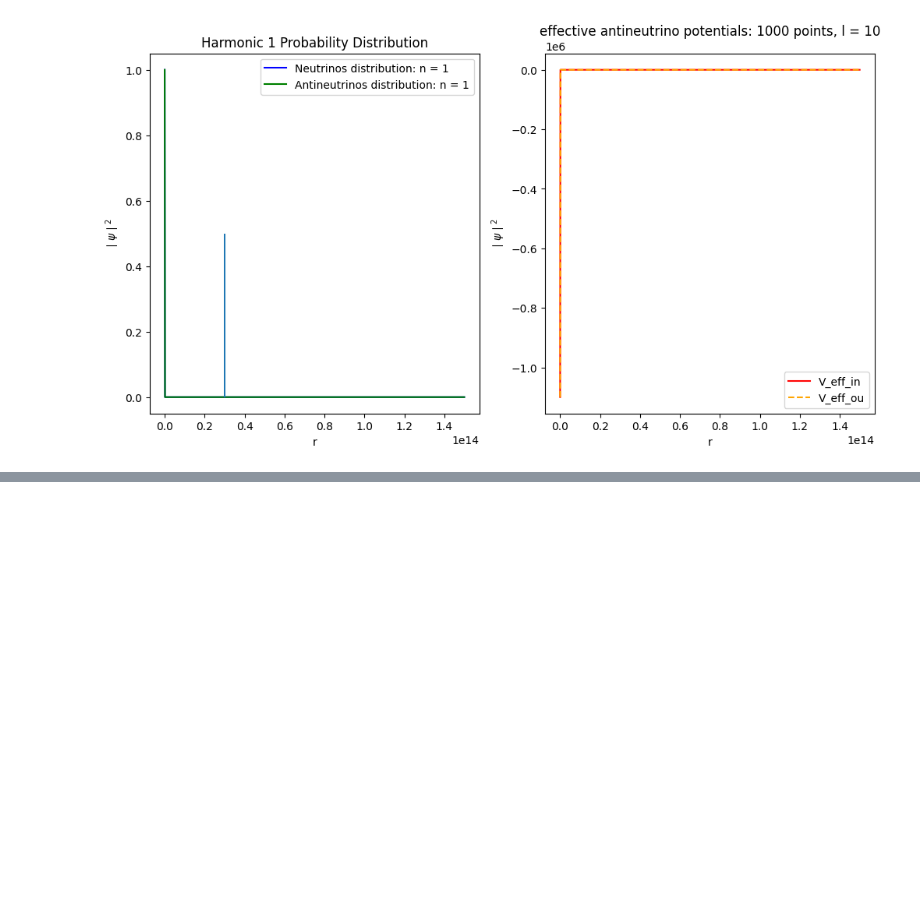
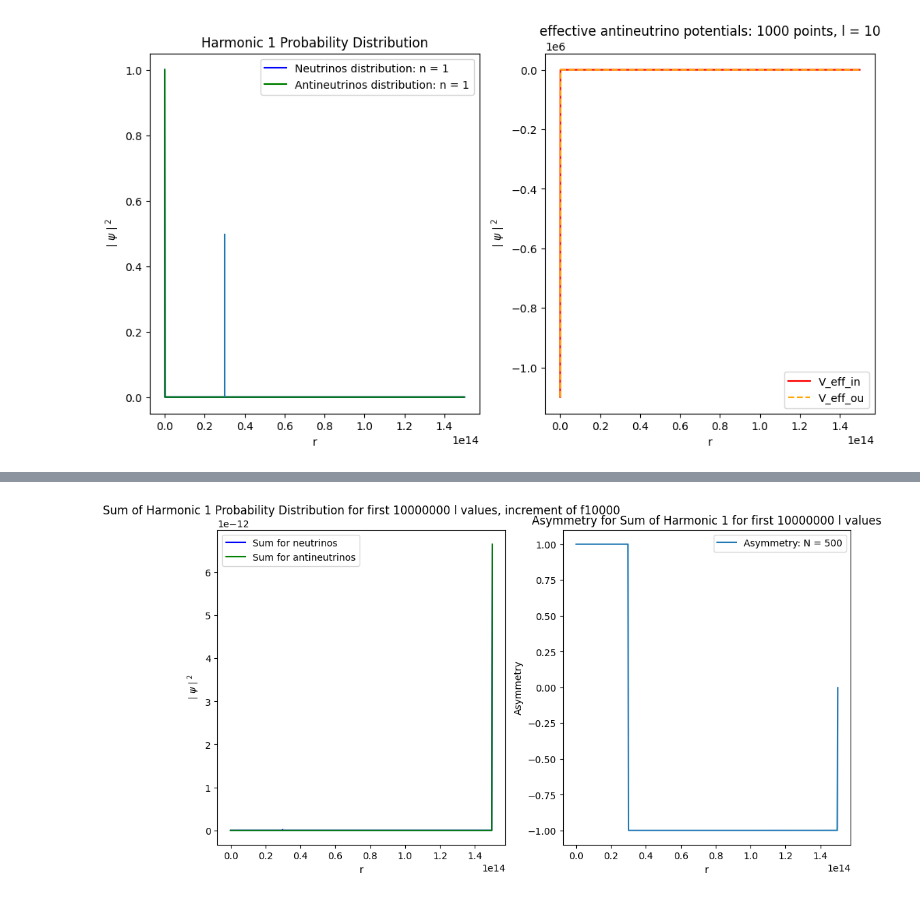
Before and after one commit to Nathan-Gershengorn/CnuB-optics, a Jupyter notebook: 1D_stuff/1D_Saarik_graph.ipynb, the cells around one changed output, grey strips where cells are left out. Cells and saved outputs as stored; diff of their text form; code cells hidden in the pictures; blank space fills up the shorter version.

```diff
--- a/1D_stuff/1D_Saarik_graph.ipynb
+++ b/1D_stuff/1D_Saarik_graph.ipynb
@@ -448,0 +477,74 @@ ValueError: x and y must have same first dimension, but have shapes (4000,) and
+# %%
+def harmonic_sum(n, N, l_max, increment):
+
+    global r_values, psi_antinu, psi_nu
+
+    r_values = np.linspace(0.001, distance, N)
+
+    # Initialize sum arrays
+    sum_psi_nu = np.zeros_like(r_values)
+    sum_psi_antinu = np.zeros_like(r_values)
+
+    for l in range(0, l_max, increment):  # loop over l values in a given increment
+        print(f'{(l_max - l)/increment} l values remaining')
+        E_pos, psi_nu = np.linalg.eigh(Hamiltonian_nu_25(N, r_values, l))
+        E_neg, psi_antinu = np.linalg.eigh(Hamiltonian_antinu_25(N, r_values, l))
+        psi_nu = psi_nu.T
+        psi_antinu = psi_antinu.T
+
+        norm_nu = np.trapz(np.abs(psi_nu[n-1] / r_values)**2, r_values)
+        norm_antinu = np.trapz(np.abs(psi_antinu[n-1] / r_values)**2, r_values)
+
+        psi_nu_normalized = psi_nu[n-1] / np.sqrt(norm_nu)
+        psi_antinu_normalized = psi_antinu[n-1] / np.sqrt(norm_antinu)
+
+        # Add the normalized wavefunctions to the sum
+        sum_psi_nu += psi_nu_normalized
+        sum_psi_antinu += psi_antinu_normalized
+
+    # Normalize the sum
+    norm_sum_nu = np.trapz(np.abs(sum_psi_nu / r_values)**2, r_values)
+    norm_sum_antinu = np.trapz(np.abs(sum_psi_antinu / r_values)**2, r_values)
+
+    sum_psi_nu_normalized = sum_psi_nu / np.sqrt(norm_sum_nu)
+    sum_psi_antinu_normalized = sum_psi_antinu / np.sqrt(norm_sum_antinu)
+
+    # Create two subplots
+    fig, (ax1, ax2) = plt.subplots(1, 2, figsize=(12, 6))
+
+    # Plot the sum of the normalized wavefunctions
+    ax1.plot(r_values, np.abs(sum_psi_nu_normalized / r_values)**2, color = 'blue', label='Sum for neutrinos')
+    ax1.plot(r_values, np.abs(sum_psi_antinu_normalized / r_values)**2, color = 'green', label='Sum for antineutrinos')
+
+    # Plot the asymmetry
+    asym = []
+    for j in range(0, len(r_values)):
+        if np.abs(sum_psi_nu_normalized[j] / r_values[j])**2 == np.abs(sum_psi_antinu_normalized[j] / r_values[j])**2 and np.abs(sum_psi_nu_normalized[j] / r_values[j])**2 == 0:
+            asym.append(0)
+        else:
+            asym.append((np.abs(sum_psi_nu_normalized[j] / r_values[j])**2 - np.abs(sum_psi_antinu_normalized[j] / r_values[j])**2)/(np.abs(sum_psi_nu_normalized[j] / r_values[j])**2 + np.abs(sum_psi_antinu_normalized[j] / r_values[j])**2))
+    ax2.plot(r_values, asym, label=f'Asymmetry: N = {N}') # graphing numerically
+    # Set labels and title for the first subplot
+    ax1.set_xlabel('r')
+    ax1.set_ylabel(r'$\mid\psi\mid^2$')
+    ax1.set_yscale('linear')
+    ax1.set_xscale('linear')
+    ax1.set_title(f'Sum of Harmonic {n} Probability Distribution for first {l_max} l values, increment of {increment}')
+
+    # Set labels and title for the second subplot
+    ax2.set_xlabel('r')
+    ax2.set_ylabel('Asymmetry')
+    ax2.set_yscale('linear')
+    ax2.set_xscale('linear')
+    ax2.set_title(f'Asymmetry for Sum of Harmonic {n} for first {l_max} l values')
+
+    # Display legend
+    ax1.legend()
+    ax2.legend()
+
+    plt.savefig('1D_plots/sum_function.png')
+    plt.show()
+
+# Call the function
+harmonic_sum(1, 500, int(1E7), 10000)
+# %% [output]
@@ -448,0 +568 @@ ValueError: x and y must have same first dimension, but have shapes (4000,) and
+[figure, added]
```
Also changed, not shown: parts of 7 cells of this notebook, 4 other files.
